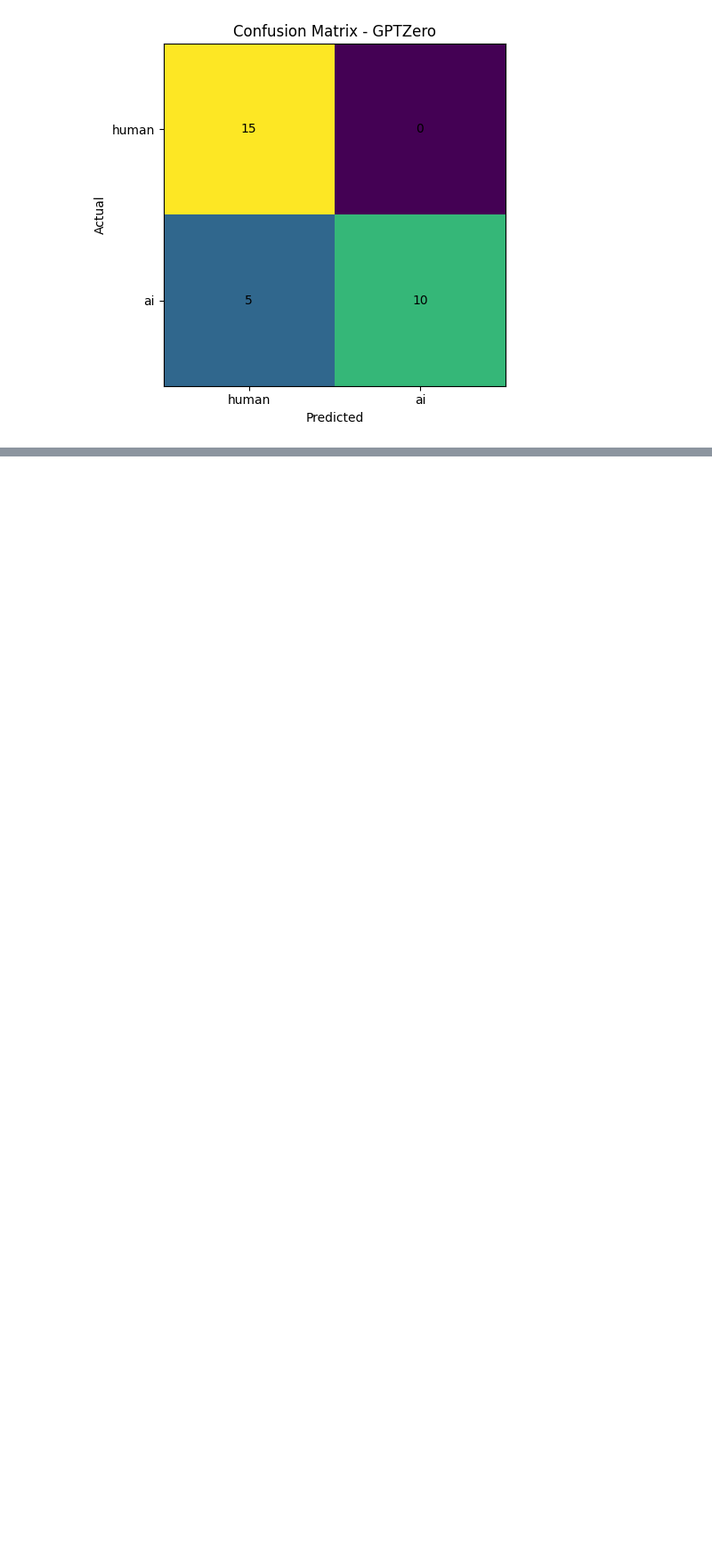
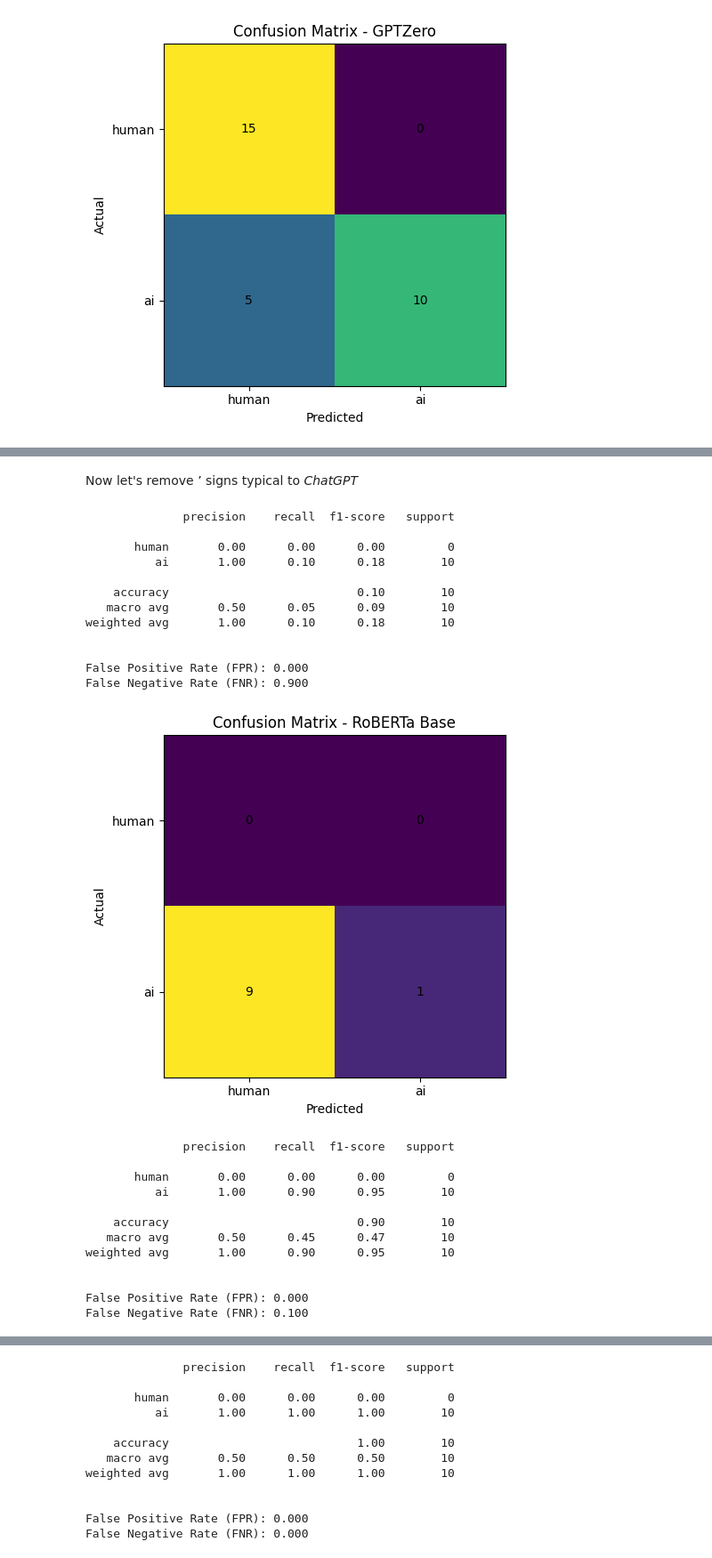
Before and after one commit to Ninj4M4ster/ai_generated_data_detection, a Jupyter notebook: project/notebook.ipynb, the cells around one changed output, grey strips where cells are left out. Shown at 89% size. Drawn from its saved outputs; the diff is of its cells as text; code cells hidden in the pictures; blank space fills up the shorter version.

```diff
--- a/project/notebook.ipynb
+++ b/project/notebook.ipynb
@@ -344,0 +353,57 @@ False Negative Rate (FNR): 0.000
+# %% [markdown]
+Now let's remove ’ signs typical to *ChatGPT*
+# %%
+new_generated_texts = [
+    "I remember missing the last tram home on a rainy evening and deciding to walk instead. The streets were nearly empty, just the occasional flicker of light from apartment windows. Somewhere along the way, the rain eased, and the city felt quieter than usual, almost suspended. It wasn't a remarkable night by any standard, but I still think about it sometimes, how unplanned moments can feel more complete than carefully arranged ones.",
+    "There's something oddly satisfying about fixing small things around the house. It's rarely about saving money or even necessity. More often, it's the process: figuring out why a drawer sticks or why a hinge squeaks. You try something, fail, try again. Eventually it works, and the result is subtle but noticeable. No one else might care, but you know it's better than before, and that's enough.",
+    "When people talk about productivity, they often focus on tools or routines, but I've found that timing matters more than anything else. Some days, even simple tasks feel heavy, while on others, complex work flows naturally. I've stopped forcing it as much. Instead, I try to notice when my attention is actually there and use that window well, even if it doesn't align perfectly with a schedule.",
+    "I once spent an afternoon in a small café where nothing particularly interesting happened. A few people came and went, someone read a newspaper, and the music changed every so often. Still, it felt like time slowed down just enough to notice details—the way cups were stacked, the rhythm of footsteps, the quiet pauses between conversations. It made me realize how much usually goes unnoticed.",
+    "Learning something new as an adult feels different than it did years ago. There's less pressure to prove anything, but also less patience for confusion. You notice gaps more clearly. At the same time, there's a kind of freedom in approaching things without expectations. Progress may be slower, but it feels more deliberate, like you're choosing each step rather than being pushed along.",
+    "Cooking has become a small daily routine that I didn't expect to enjoy as much as I do. At first it was just a practical necessity, but over time I started paying attention to small details: how ingredients change with heat, how timing affects texture, how simple combinations can produce different results. It's not about making elaborate meals. Even basic dishes feel more satisfying when there is some intention behind them.",
+    "Public transport gives you a particular kind of perspective on a city. You see patterns that aren't obvious when moving quickly: where people get on and off, how neighborhoods change gradually, how routines overlap. I often find myself observing rather than thinking about my destination. The journey becomes a sequence of small observations instead of a transition to somewhere else. It changes how time feels during the trip.",
+    "I've been trying to spend less time switching between tasks during the day. It's easy to underestimate how much energy that consumes. When I focus on one thing for longer, even if it seems slower at first, the result is usually better. There's less need to revisit and correct mistakes. It's a simple adjustment, but it requires resisting the impulse to check something else every few minutes.",
+    "Weather has a subtle influence on how I structure my day. On colder days I tend to stay indoors and focus on quieter activities, while warmer days make it easier to go outside without much planning. It's not a strict rule, but more of a tendency that shapes decisions without conscious effort. Paying attention to these patterns helps me understand why some days feel more productive or relaxed than others.",
+    "Over time I've become more aware of how small changes accumulate. Adjusting a routine slightly, rearranging a workspace, or changing how I start the morning can have a noticeable effect after a few weeks. None of these changes are dramatic on their own, but together they shift how the day unfolds. It's a gradual process, easy to overlook unless you step back and compare it with how things used to be."
+]
+
+y_pred_new_roberta = []
+y_pred_new_ppl = []
+
+for text in new_generated_texts:
+    pred = detector_base(text)[0]
+    pred_label = map_label(pred["label"])
+    y_pred_new_roberta.append(pred_label)
+
+    ppl = compute_perplexity(text)
+    pred_ppl = perplexity_to_label(ppl)
+    y_pred_new_ppl.append(pred_ppl)
+# %%
+evaluate("RoBERTa Base", ["ai"] * len(new_generated_texts), list(map(lambda x: 'human' if x == 0 else 'ai', y_pred_new_roberta)))
+evaluate("GPT2", ["ai"] * len(new_generated_texts), list(map(lambda x: 'human' if x == 0 else 'ai', y_pred_new_ppl)))
+evaluate("GPTZero", ["ai"] * len(new_generated_texts), ["ai", "ai", "ai", "ai", "ai", "ai", "ai", "ai", "ai", "ai"])
+# %% [output]
+              precision    recall  f1-score   support
+
+       human       0.00      0.00      0.00         0
+          ai       1.00      0.10      0.18        10
+
+    accuracy                           0.10        10
+   macro avg       0.50      0.05      0.09        10
+weighted avg       1.00      0.10      0.18        10
+
+
+False Positive Rate (FPR): 0.000
+False Negative Rate (FNR): 0.900
+[figure, added]
+              precision    recall  f1-score   support
+
+       human       0.00      0.00      0.00         0
+          ai       1.00      0.90      0.95        10
+
+    accuracy                           0.90        10
+   macro avg       0.50      0.45      0.47        10
+weighted avg       1.00      0.90      0.95        10
+
+
+False Positive Rate (FPR): 0.000
+False Negative Rate (FNR): 0.100
@@ -344,0 +411,12 @@ False Negative Rate (FNR): 0.000
+              precision    recall  f1-score   support
+
+       human       0.00      0.00      0.00         0
+          ai       1.00      1.00      1.00        10
+
+    accuracy                           1.00        10
+   macro avg       0.50      0.50      0.50        10
+weighted avg       1.00      1.00      1.00        10
+
+
+False Positive Rate (FPR): 0.000
+False Negative Rate (FNR): 0.000
```
Also changed, not shown: parts of 16 cells of this notebook, 2 other files.
